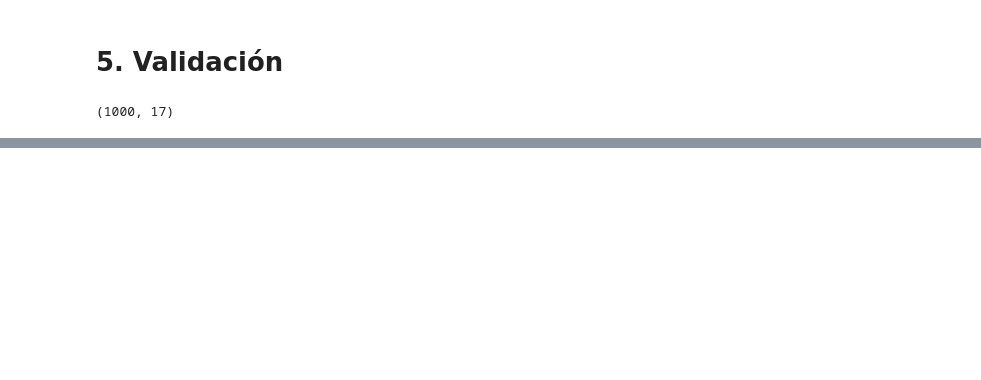
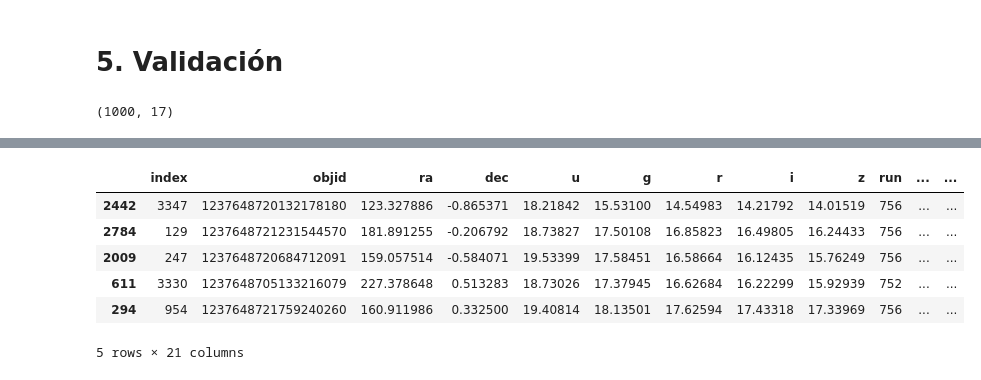
Before and after one commit to G17-BI-2025-1/Lab_1, a Jupyter notebook: lab1_BI.ipynb, the cells around one changed output, grey strips where cells are left out. Drawn from its saved outputs; the diff is of its cells as text; code cells hidden in the pictures; blank space fills up the shorter version.

Commit message:
Pipeline parte uno

```diff
--- a/lab1_BI.ipynb
+++ b/lab1_BI.ipynb
@@ -435,6 +441,7 @@ def drop_dup(train):
 
     return star_alpes_train
 
+datos_pipeline = star_alpes_train
 print(drop_dup(train=star_alpes_train))
 # %% [output]
 Empty DataFrame
@@ -791,0 +811,61 @@ val_test.sample(5)
+# %%
+from sklearn.pipeline import Pipeline
+from sklearn.base import BaseEstimator, TransformerMixin
+
+
+
+class drop_dup1(BaseEstimator, TransformerMixin):
+    def fit(self, X, y=None):
+        return self  # No hace nada en fit
+
+    def transform(self, X):
+        return drop_dup(X)  # Aplica la transformación
+
+
+
+
+class check_class1(BaseEstimator, TransformerMixin):
+    def fit(self, X, y=None):
+        return self  # No hace nada en fit
+
+    def transform(self, X):
+        return check_class(X)  # Aplica la transformación
+
+class OHE_class1(BaseEstimator, TransformerMixin):
+    def fit(self, X, y=None):
+        return self  # No hace nada en fit
+
+    def transform(self, X):
+        return OHE_class(X)  # Aplica la transformación
+
+class filter_clean_score1(BaseEstimator, TransformerMixin):
+    def fit(self, X, y=None):
+        return self  # No hace nada en fit
+
+    def transform(self, X):
+        return filter_clean_score(X)  # Aplica la transformación
+
+
+class var_reg1(BaseEstimator, TransformerMixin):
+    def fit(self, X, y=None):
+        return self  # No hace nada en fit
+
+    def transform(self, X):
+        return var_reg(X)  # Aplica la transformación
+
+
+pipeline = Pipeline([
+    ('Quitar duplicados', drop_dup1()),
+    ('Revisar las clases de las filas',check_class1()),
+    ('Generar el One Hot encoder',OHE_class1()),
+    ('Filtrado por valores', filter_clean_score1() ),
+    ('Quitar todas las variables que no se usarán en la regresión', var_reg1())
+
+
+])
+
+datos_refinados = pipeline.fit_transform(datos_pipeline)
+
+datos_pipeline.sample(5)
+datos_refinados.sample(5)
+# %% [output]
@@ -791,0 +889,7 @@ val_test.sample(5)
+|  | index | objid | ra | dec | u | g | r | i | z | run | ... | ... |
+| 2442 | 3347 | 1237648720132178180 | 123.327886 | -0.865371 | 18.21842 | 15.53100 | 14.54983 | 14.21792 | 14.01519 | 756 | ... | ... |
+| 2784 | 129 | 1237648721231544570 | 181.891255 | -0.206792 | 18.73827 | 17.50108 | 16.85823 | 16.49805 | 16.24433 | 756 | ... | ... |
+| 2009 | 247 | 1237648720684712091 | 159.057514 | -0.584071 | 19.53399 | 17.58451 | 16.58664 | 16.12435 | 15.76249 | 756 | ... | ... |
+| 611 | 3330 | 1237648705133216079 | 227.378648 | 0.513283 | 18.73026 | 17.37945 | 16.62684 | 16.22299 | 15.92939 | 752 | ... | ... |
+| 294 | 954 | 1237648721759240260 | 160.911986 | 0.332500 | 19.40814 | 18.13501 | 17.62594 | 17.43318 | 17.33969 | 756 | ... | ... |
+5 rows × 21 columns
```
Also changed, not shown: parts of 17 cells of this notebook.
